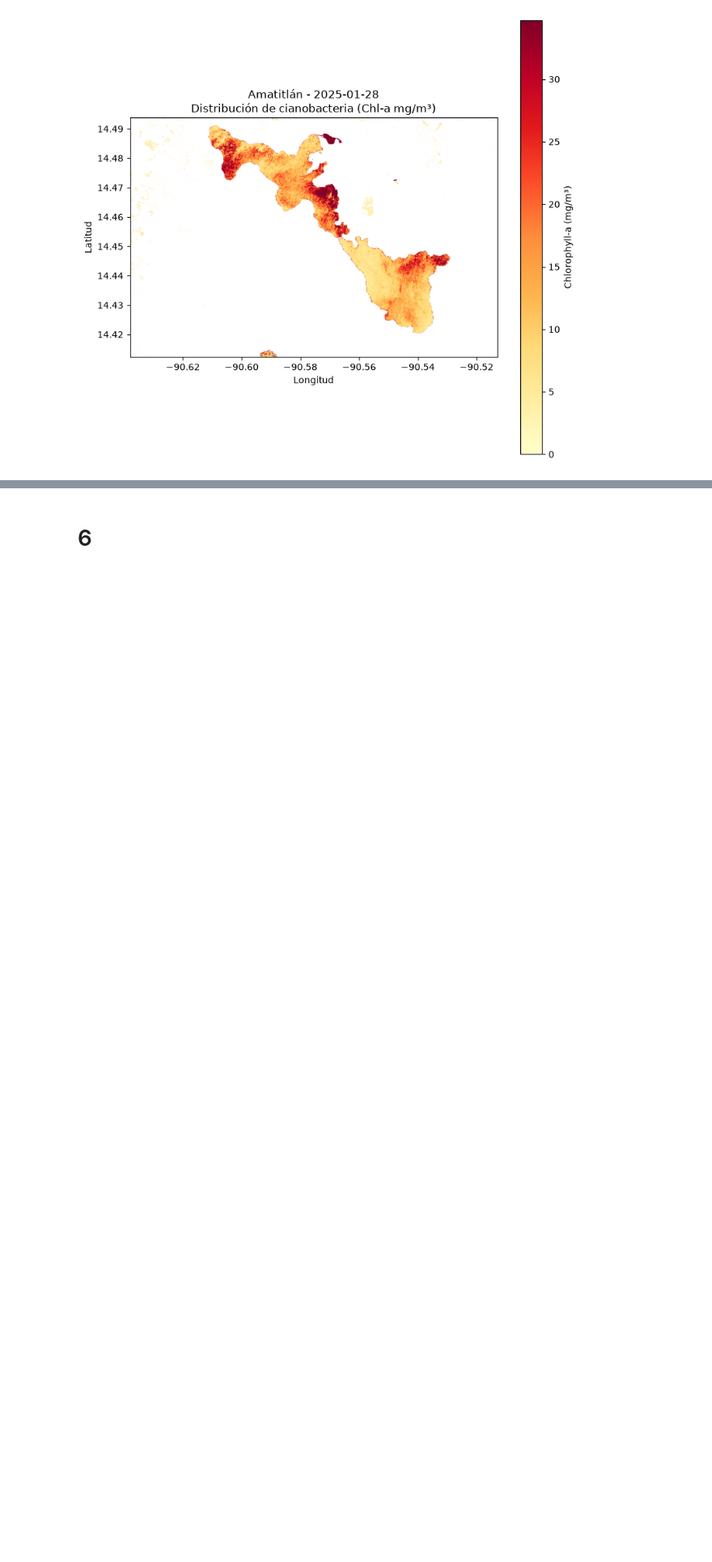
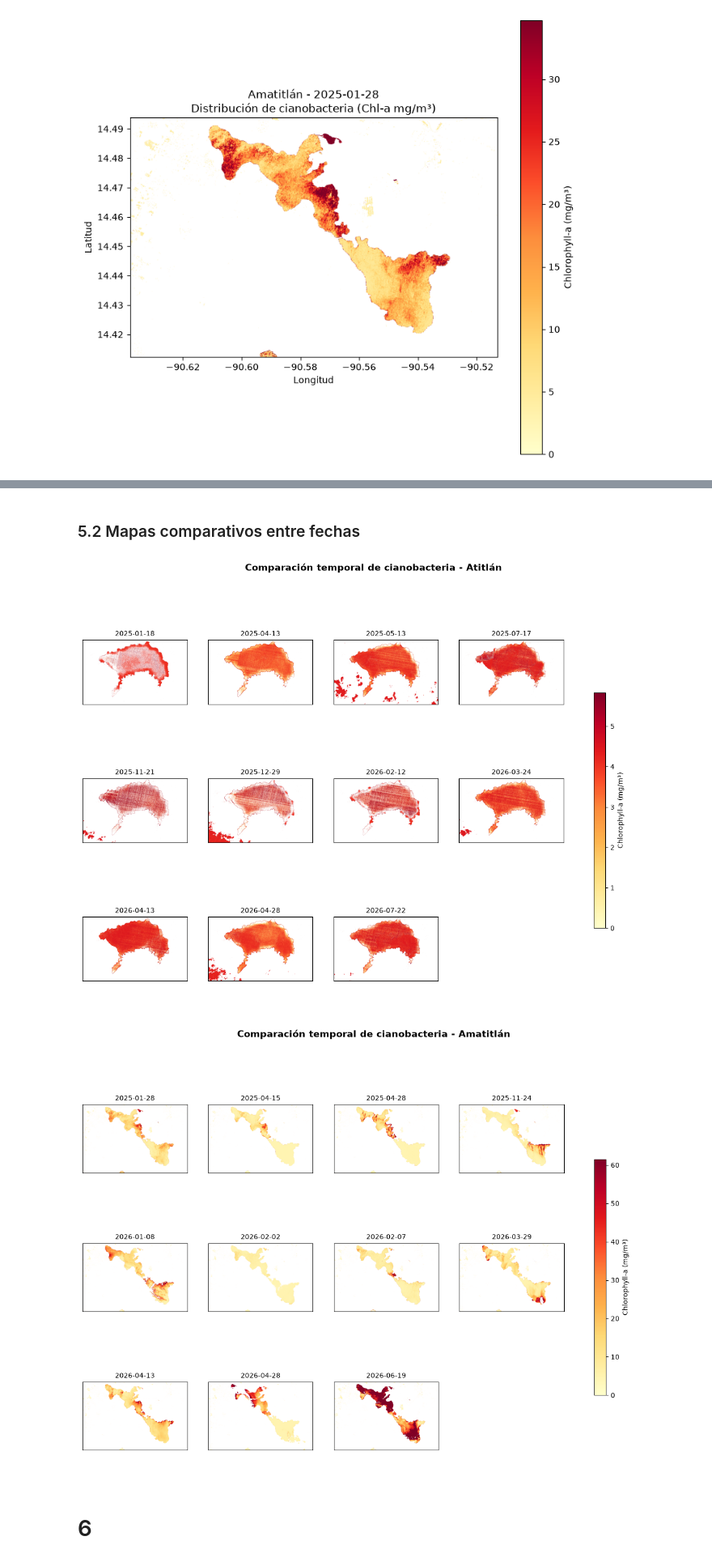
Before and after one commit to belennmm/DataS_Lab4_GeoEspaciales, a Jupyter notebook: Lab4_GeoEspaciales.ipynb, the cells around one changed output, grey strips where cells are left out. Shown at 81% size. Cells and saved outputs as stored; diff of their text form; code cells hidden in the pictures; blank space fills up the shorter version.

```diff
--- a/Lab4_GeoEspaciales.ipynb
+++ b/Lab4_GeoEspaciales.ipynb
@@ -802,6 +802,48 @@ mapa_amatitlan.save('mapa_interactivo_amatitlan.html')
 mapa_amatitlan
 # %% [output]
 [interactive output not drawn]
+# %% [markdown]
+### 5.2 Mapas comparativos entre fechas
+# %%
+def mapas_comparativos(lago_nombre):
+    coords = lagos[lago_nombre]
+    extent = [coords['west'], coords['east'], coords['south'], coords['north']]
+    fechas_lago = sorted(indices_calculados[lago_nombre].keys())
+
+    # escala común para todas las fechas de este lago
+    todos_valores = np.concatenate([
+        indices_calculados[lago_nombre][f]['CYANO'][np.isfinite(indices_calculados[lago_nombre][f]['CYANO'])]
+        for f in fechas_lago
+    ])
+    vmax_comun = np.percentile(todos_valores, 95)
+
+    n = len(fechas_lago)
+    cols = 4
+    filas = int(np.ceil(n / cols))
+
+    fig, axes = plt.subplots(filas, cols, figsize=(4*cols, 3.5*filas))
+    axes = axes.flatten()
+
+    for i, fecha in enumerate(fechas_lago):
+        cyano = indices_calculados[lago_nombre][fecha]['CYANO']
+        im = axes[i].imshow(cyano, extent=extent, origin='upper', cmap='YlOrRd', vmin=0, vmax=vmax_comun)
+        axes[i].set_title(fecha, fontsize=10)
+        axes[i].set_xticks([])
+        axes[i].set_yticks([])
+
+    for j in range(i + 1, len(axes)):
+        axes[j].axis('off')
+
+    fig.suptitle(f'Comparación temporal de cianobacteria - {lago_nombre}', fontsize=14, fontweight='bold')
+    fig.colorbar(im, ax=axes, shrink=0.6, label='Chlorophyll-a (mg/m³)')
+    plt.savefig(f'mapas_comparativos_{lago_nombre}.png', dpi=150, bbox_inches='tight')
+    plt.show()
+
+mapas_comparativos('Atitlán')
+mapas_comparativos('Amatitlán')
+# %% [output]
+[figure, added]
+[figure, added]
 # %% [markdown]
 # 6
 # %% [markdown]
```
